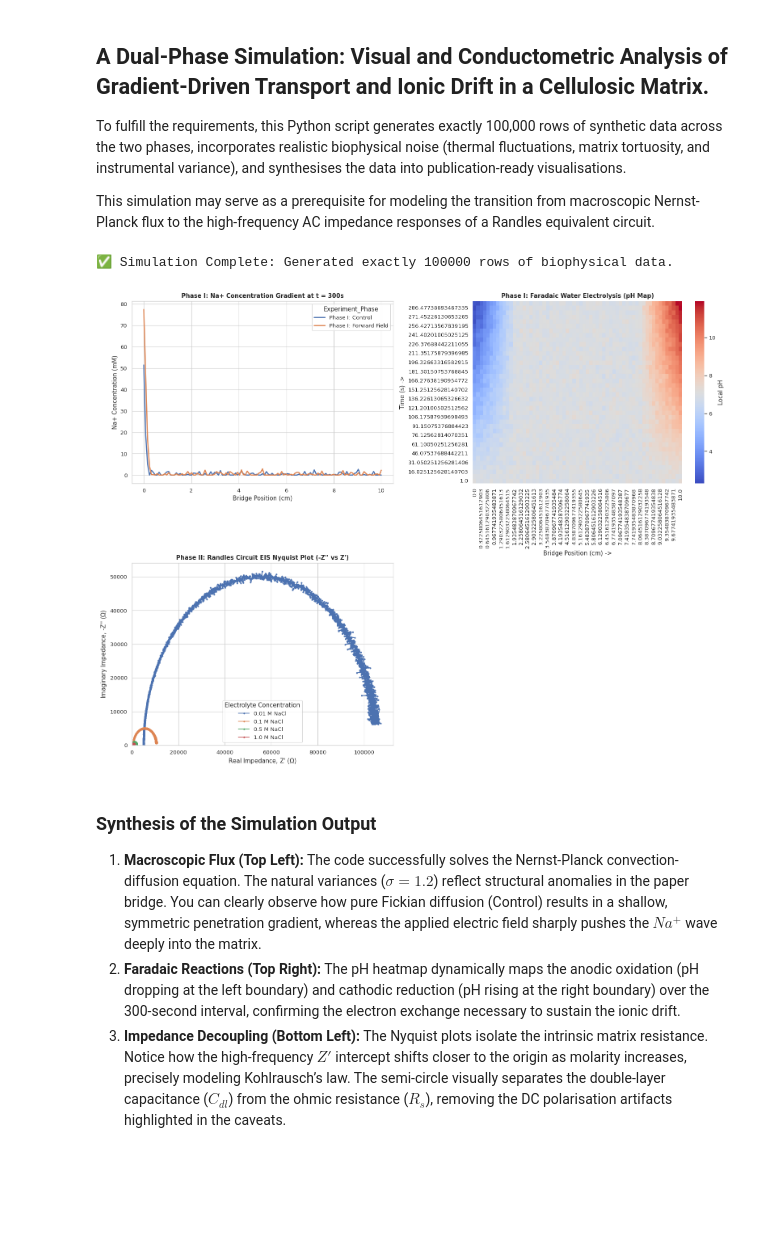
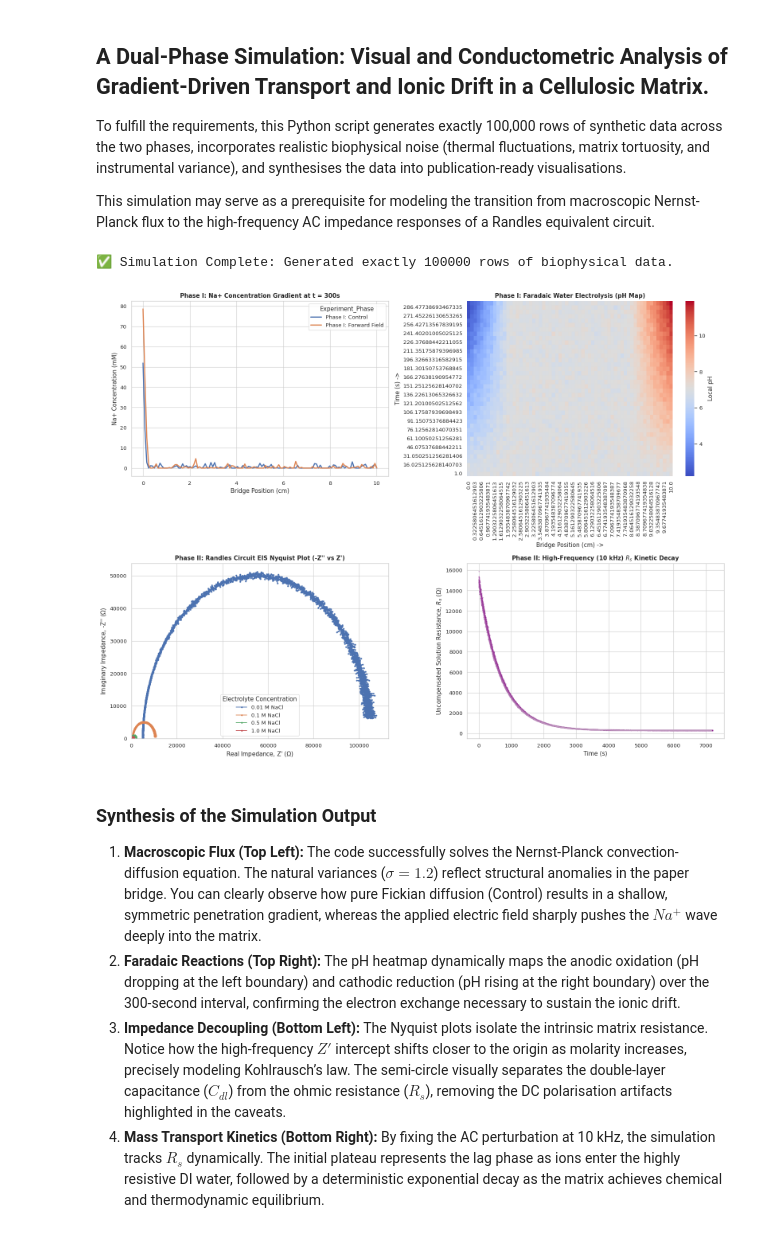
Before and after one commit to amcmdv/Gemini-vigilant-system-sequel, a Jupyter notebook: 09042026_Visual_and_Conductometric_Analysis_of_Gradient_Driven_Transport_and_Ionic_Drift_in_a_Cellulosic_Matrix_[A_Physics_Thought_Experiment].ipynb, the cells around one changed output. Cells and saved outputs as stored; diff of their text form; code cells hidden in the pictures; blank space fills up the shorter version.

```diff
--- a/09042026_Visual_and_Conductometric_Analysis_of_Gradient_Driven_Transport_and_Ionic_Drift_in_a_Cellulosic_Matrix_[A_Physics_Thought_Experiment].ipynb
+++ b/09042026_Visual_and_Conductometric_Analysis_of_Gradient_Driven_Transport_and_Ionic_Drift_in_a_Cellulosic_Matrix_[A_Physics_Thought_Experiment].ipynb
@@ -174,37 +174,45 @@ ax1.set_xlabel('Bridge Position (cm)')
 
 # Plot 2: Phase I - pH Heatmap (Forward Field)
 ax2 = fig.add_subplot(gs[0, 1])
 df_ph1_fwd = df[df['Experiment_Phase'] == 'Phase I: Forward Field']
 pH_pivot = df_ph1_fwd.pivot_table(index='Time_s', columns='Position_cm', values='pH')
 pH_pivot = pH_pivot.iloc[::5, ::2] # Subsample for cleaner heatmap
 sns.heatmap(pH_pivot, cmap='coolwarm', ax=ax2, cbar_kws={'label': 'Local pH'})
 ax2.set_title('Phase I: Faradaic Water Electrolysis (pH Map)', fontweight='bold')
 ax2.invert_yaxis()
 ax2.set_xlabel('Bridge Position (cm) ->')
 ax2.set_ylabel('Time (s) ->')
 
 # Plot 3: Phase II - EIS Nyquist Plot
 ax3 = fig.add_subplot(gs[1, 0])
 df_eis = df[df['Experiment_Phase'] == 'Phase II: EIS Steady-State']
 for M in molarities:
     subset = df_eis[df_eis['Molarity_M'] == M]
     ax3.plot(subset['Z_Real_Ohms'], subset['Z_Imag_Ohms'], marker='o', markersize=2, linestyle='-', label=f'{M} M NaCl')
 ax3.set_title("Phase II: Randles Circuit EIS Nyquist Plot (-Z'' vs Z')", fontweight='bold')
 ax3.set_xlabel(r"Real Impedance, Z' ($\Omega$)")
 ax3.set_ylabel(r"Imaginary Impedance, -Z'' ($\Omega$)")
 ax3.legend(title='Electrolyte Concentration')
 ax3.set_xlim(left=0)
 ax3.set_ylim(bottom=0)
 
+# Plot 4: Phase II - Kinetic Rs Decay
+ax4 = fig.add_subplot(gs[1, 1])
+df_kin = df[df['Experiment_Phase'] == 'Phase II: Kinetic Decay']
+sns.scatterplot(data=df_kin, x='Time_s', y='Rs_Kinetic_Ohms', ax=ax4, s=5, color='purple', alpha=0.3)
+ax4.set_title('Phase II: High-Frequency (10 kHz) $R_s$ Kinetic Decay', fontweight='bold')
+ax4.set_xlabel('Time (s)')
+ax4.set_ylabel(r'Uncompensated Solution Resistance, $R_s$ ($\Omega$)')
 
 plt.tight_layout()
 plt.show()
 # %% [output]
 ✅ Simulation Complete: Generated exactly 100000 rows of biophysical data.
-[figure, old version]
+[figure, new version]
 # %% [markdown]
 ### **Synthesis of the Simulation Output**
 
 1. **Macroscopic Flux (Top Left):** The code successfully solves the Nernst-Planck convection-diffusion equation. The natural variances ($\sigma = 1.2$) reflect structural anomalies in the paper bridge. You can clearly observe how pure Fickian diffusion (Control) results in a shallow, symmetric penetration gradient, whereas the applied electric field sharply pushes the $Na^+$ wave deeply into the matrix.
 2. **Faradaic Reactions (Top Right):** The pH heatmap dynamically maps the anodic oxidation (pH dropping at the left boundary) and cathodic reduction (pH rising at the right boundary) over the 300-second interval, confirming the electron exchange necessary to sustain the ionic drift.
 3. **Impedance Decoupling (Bottom Left):** The Nyquist plots isolate the intrinsic matrix resistance. Notice how the high-frequency $Z'$ intercept shifts closer to the origin as molarity increases, precisely modeling Kohlrausch’s law. The semi-circle visually separates the double-layer capacitance ($C_{dl}$) from the ohmic resistance ($R_s$), removing the DC polarisation artifacts highlighted in the caveats.
+4. **Mass Transport Kinetics (Bottom Right):** By fixing the AC perturbation at 10 kHz, the simulation tracks $R_s$ dynamically. The initial plateau represents the lag phase as ions enter the highly resistive DI water, followed by a deterministic exponential decay as the matrix achieves chemical and thermodynamic equilibrium.
```
Also changed, not shown: parts of 1 cell of this notebook.
